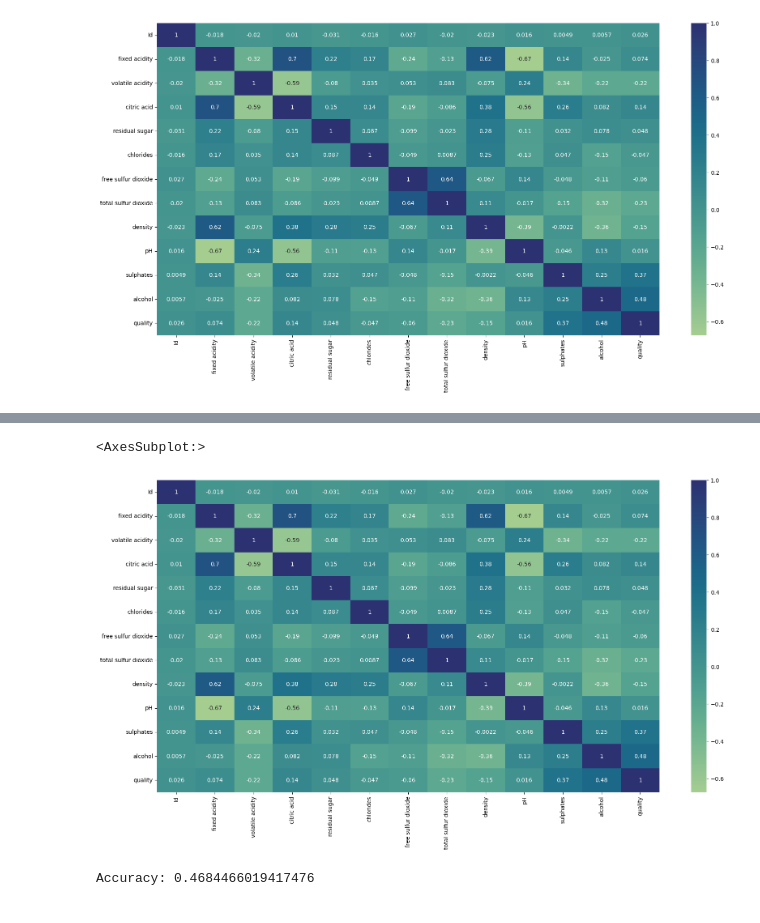
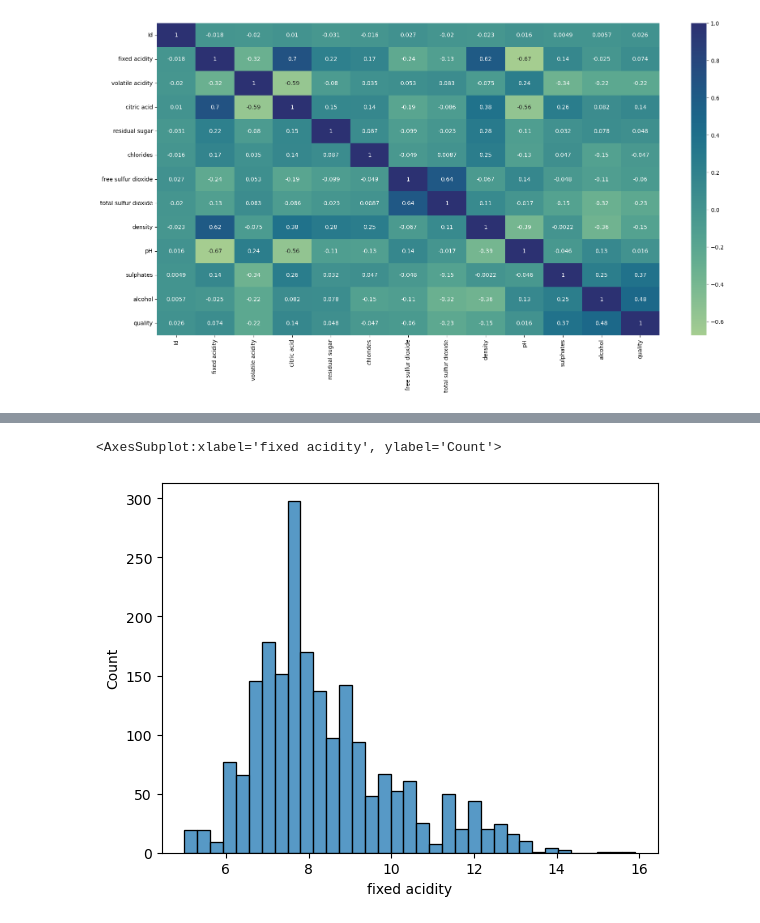
Before and after one commit to BuckGuy/HackAI2023, a Jupyter notebook: ai/HackAIWine.ipynb, the cells around one changed output, grey strips where cells are left out. Saved outputs shown, nothing was run; the diff lists cells and outputs as text; code cells hidden in the pictures.

```diff
--- a/ai/HackAIWine.ipynb
+++ b/ai/HackAIWine.ipynb
@@ -115,27 +46,5 @@ print(df_train)
-# %%
-fig, ax = plt.subplots(figsize=(20,10))
-sns.heatmap(df_train.corr(), cmap="crest", annot=True, ax=ax)
-# %% [output]
-<AxesSubplot:>
-[figure, removed]
-# %%
-from sklearn.model_selection import train_test_split
-from sklearn.neighbors import KNeighborsClassifier
-from sklearn.metrics import accuracy_score
-
-X_train, X_test, y_train, y_test = train_test_split(df_train[cols_to_scale], df_train["quality"], test_size=0.2, random_state=42)
-
-# Create a KNN classifier object
-knn = KNeighborsClassifier(n_neighbors=11)
-
-# Fit the model to the training data
-knn.fit(X_train, y_train)
-
-# Predict the quality of wine in the test set
-y_pred = knn.predict(X_test)
-
-# Calculate the accuracy of the model
-accuracy = accuracy_score(y_test, y_pred)
-print('Accuracy:', accuracy)
-# %% [output]
-Accuracy: 0.4684466019417476
+# %%
+sns.histplot(data.iloc[:,1])
+# %% [output]
+<AxesSubplot:xlabel='fixed acidity', ylabel='Count'>
+[figure, added]
```
Also changed, not shown: parts of 24 cells of this notebook.
